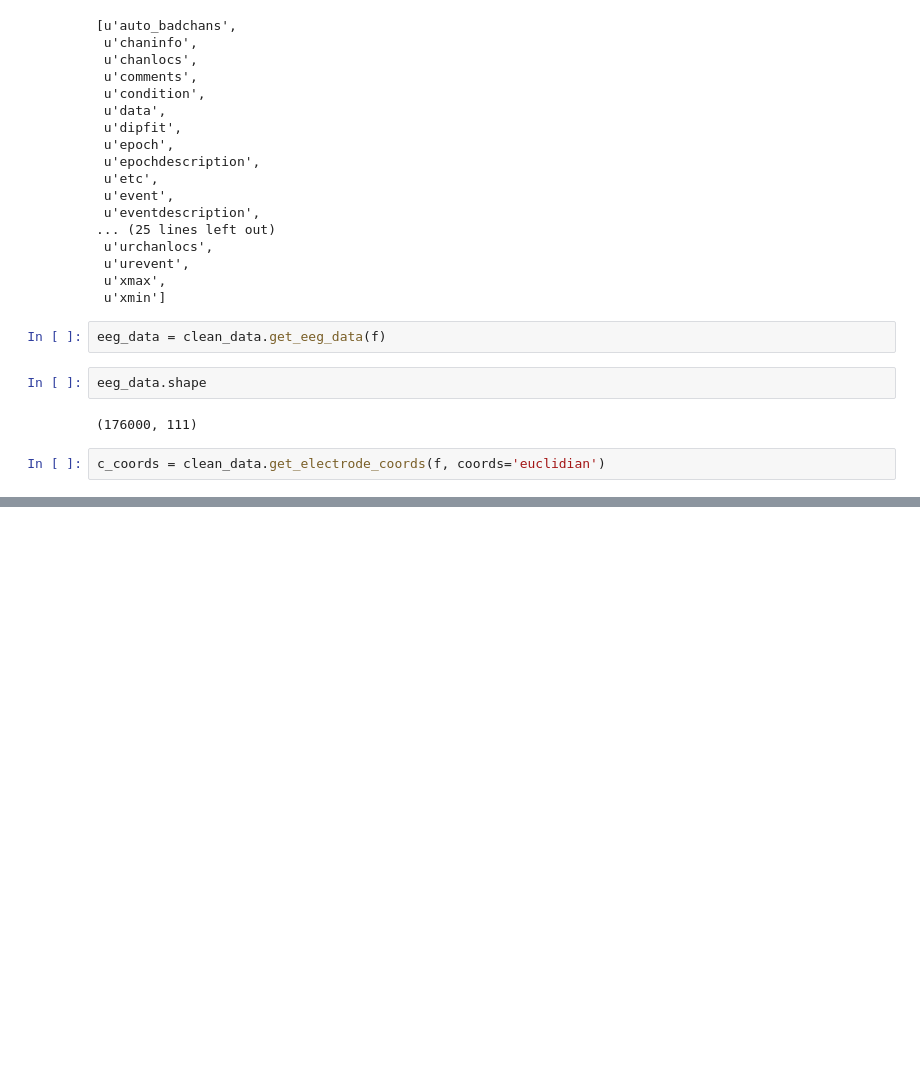
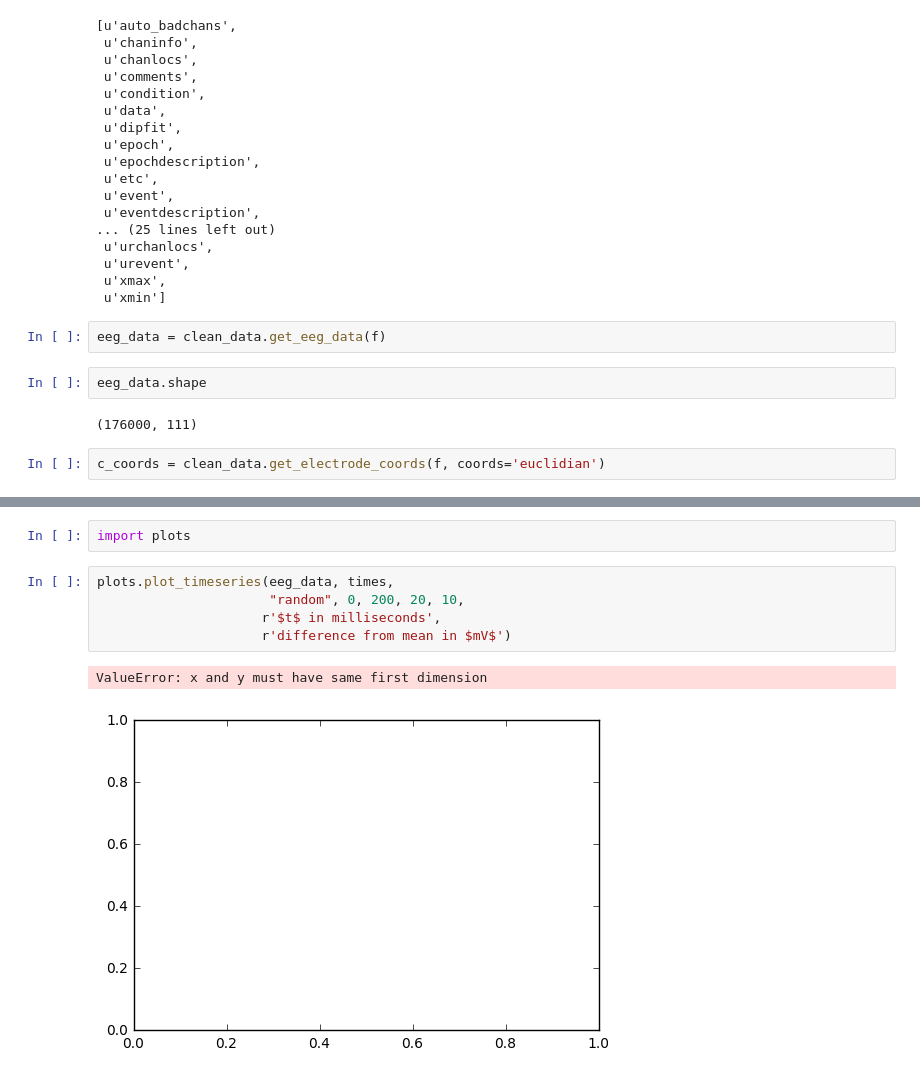
Before and after one commit to NeuroDataDesign/orange-panda-f16s17, a Jupyter notebook: pipeline/utils/Getting Data for the EEG Pipeline.ipynb, the cells around one changed output, grey strips where cells are left out. Drawn from its saved outputs; the diff is of its cells as text; blank space fills up the shorter version.

```diff
--- a/pipeline/utils/Getting Data for the EEG Pipeline.ipynb
+++ b/pipeline/utils/Getting Data for the EEG Pipeline.ipynb
@@ -96,0 +135,10 @@ anim.save('movie.gif')
+# %%
+import plots
+# %%
+plots.plot_timeseries(eeg_data, times,
+                      "random", 0, 200, 20, 10,
+                     r'$t$ in milliseconds',
+                     r'difference from mean in $mV$')
+# %% [output]
+ValueError: x and y must have same first dimension
+[figure, added]
```
Also changed, not shown: parts of 7 cells of this notebook, 2 other files.
